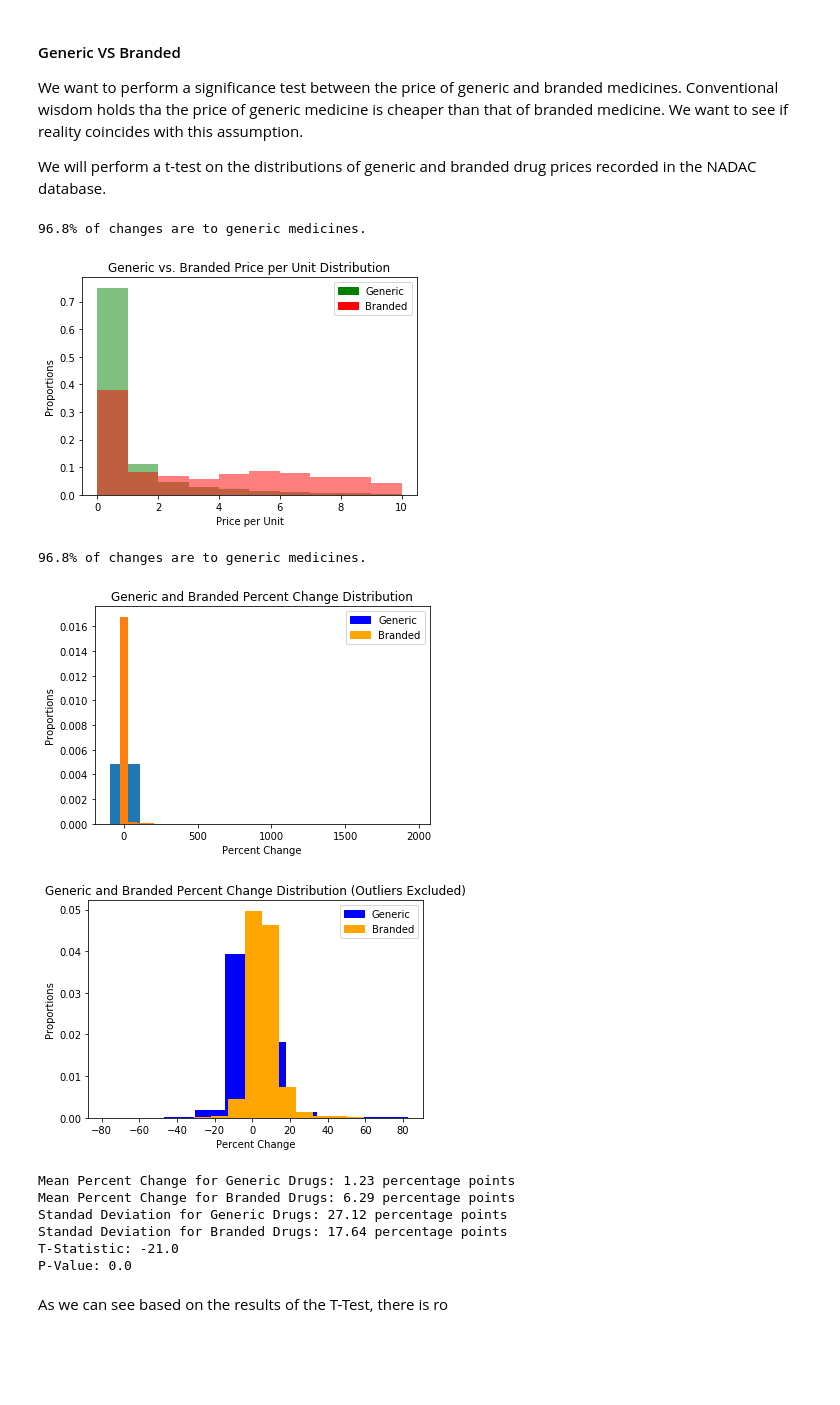
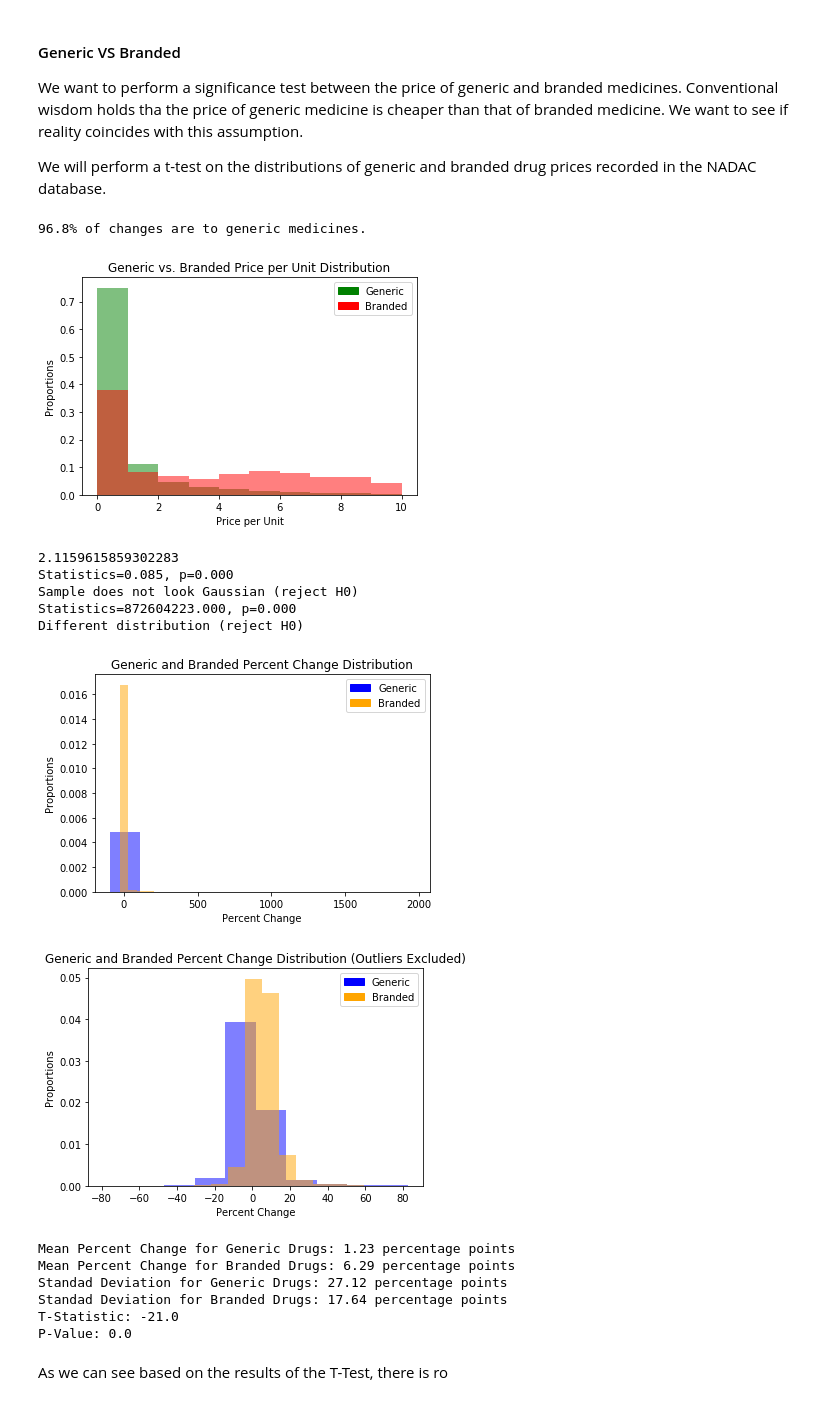
Before and after one commit to Cervantes92/drug-prices, a Jupyter notebook: main.ipynb, the cells around one changed output. Saved outputs shown, nothing was run; the diff lists cells and outputs as text; code cells hidden in the pictures; blank space fills up the shorter version.

```diff
--- a/main.ipynb
+++ b/main.ipynb
@@ -480,9 +519,9 @@ raw_branded_sp = raw[raw['classification_for_rate_setting'] == 'B']['scaled_new_
 
 #Compare
 plt.title('Generic vs. Branded Price per Unit Distribution')
-plt.hist(raw_generic_sp[(np.abs(stats.zscore(raw_generic)) < 3)], normed = True, alpha = 0.5,\
+plt.hist(raw_generic_sp[(np.abs(stats.zscore(raw_generic_sp)) < 3)], normed = True, alpha = 0.5,\
          color = 'green', range = (0,10))
-plt.hist(raw_branded_sp[(np.abs(stats.zscore(raw_branded)) < 3)], normed = True, alpha = 0.5,\
+plt.hist(raw_branded_sp[(np.abs(stats.zscore(raw_branded_sp)) < 3)], normed = True, alpha = 0.5,\
          color = 'red', range = (0, 10))
 green_patch = mpatches.Patch(color='green', label='Generic')
 red_patch = mpatches.Patch(color='red', label = 'Branded')
@@ -490,57 +529,85 @@ plt.legend(handles = [green_patch, red_patch])
 plt.xlabel('Price per Unit')
 plt.ylabel('Proportions')
 plt.show()
+
+print(raw_generic_sp.mean())
+
+#Normality Test
+from scipy.stats import shapiro, mannwhitneyu
+stat, p = shapiro(raw_generic_sp)
+print('Statistics=%.3f, p=%.3f' % (stat, p))
+# interpret
+alpha = 0.05
+if p > alpha:
+    print('Sample looks Gaussian (fail to reject H0)')
+else:
+    print('Sample does not look Gaussian (reject H0)')
+
+
+#Non para test
+stat, p = mannwhitneyu(raw_generic_sp, raw_branded_sp)
+print('Statistics=%.3f, p=%.3f' % (stat, p))
+# interpret
+alpha = 0.05
+if p > alpha:
+    print('Same distribution (fail to reject H0)')
+else:
+    print('Different distribution (reject H0)')
 # %% [output]
 96.8% of changes are to generic medicines.
 [figure]
+2.1159615859302283
+Statistics=0.085, p=0.000
+Sample does not look Gaussian (reject H0)
+Statistics=872604223.000, p=0.000
+Different distribution (reject H0)
 # %%
 raw_generic = raw[raw['classification_for_rate_setting'] == 'G']['percent_change']
 raw_branded = raw[raw['classification_for_rate_setting'] == 'B']['percent_change']
 
 #Compare how often and the magnitude of change between generic and branded medicine.
 plt.title('Generic and Branded Percent Change Distribution')
-plt.hist(raw_generic, normed = True, color = 'blue')
-plt.hist(raw_branded, normed = True, color = 'orange')
+plt.hist(raw_generic, normed = True, alpha = 0.5, color = 'blue')
+plt.hist(raw_branded, normed = True, alpha = 0.5, color = 'orange')
 blue_patch = mpatches.Patch(color='blue', label='Generic')
 orange_patch = mpatches.Patch(color='orange', label = 'Branded')
 plt.legend(handles = [blue_patch, orange_patch])
 plt.xlabel('Percent Change')
 plt.ylabel('Proportions')
 plt.show()
 
 
 plt.title('Generic and Branded Percent Change Distribution (Outliers Excluded)')
-plt.hist(raw_generic[(np.abs(stats.zscore(raw_generic)) < 3)], normed = True, color = 'blue')
-plt.hist(raw_branded[(np.abs(stats.zscore(raw_branded)) < 3)], normed = True, color = 'orange')
+plt.hist(raw_generic[(np.abs(stats.zscore(raw_generic)) < 3)], normed = True, alpha = 0.5, color = 'blue')
+plt.hist(raw_branded[(np.abs(stats.zscore(raw_branded)) < 3)], normed = True, alpha = 0.5, color = 'orange')
 blue_patch = mpatches.Patch(color='blue', label='Generic')
 orange_patch = mpatches.Patch(color='orange', label = 'Branded')
 plt.legend(handles = [blue_patch, orange_patch])
 plt.xlabel('Percent Change')
 plt.ylabel('Proportions')
 plt.show()
 
 #Print Stats
 print('Mean Percent Change for Generic Drugs: {} percentage points'.format(round(raw_generic.mean() ,2)))
 print('Mean Percent Change for Branded Drugs: {} percentage points'.format(round(raw_branded.mean() ,2)))
 
 print('Standad Deviation for Generic Drugs: {} percentage points'.format(round(raw_generic.std() ,2)))
 print('Standad Deviation for Branded Drugs: {} percentage points'.format(round(raw_branded.std() ,2)))
 
 #T-test
 t_stat, p_val = stats.ttest_ind(raw_generic, raw_branded)
 
 print('T-Statistic: {}'.format(round(t_stat)))
 print('P-Value: {}'.format(round(p_val)))
 # %% [output]
-96.8% of changes are to generic medicines.
-[figure, old version]
+[figure, new version]
-[figure, old version]
+[figure, new version]
-Mean Percent Change for Generic Drugs: 1.23 percentage points
-Mean Percent Change for Branded Drugs: 6.29 percentage points
-Standad Deviation for Generic Drugs: 27.12 percentage points
-Standad Deviation for Branded Drugs: 17.64 percentage points
-T-Statistic: -21.0
-P-Value: 0.0
+Mean Percent Change for Generic Drugs: 1.23 percentage points
+Mean Percent Change for Branded Drugs: 6.29 percentage points
+Standad Deviation for Generic Drugs: 27.12 percentage points
+Standad Deviation for Branded Drugs: 17.64 percentage points
+T-Statistic: -21.0
+P-Value: 0.0
 # %% [markdown]
 As we can see based on the results of the T-Test, there is ro
 # %% [markdown]
```
Also changed, not shown: parts of 19 cells of this notebook, 2 other files.
